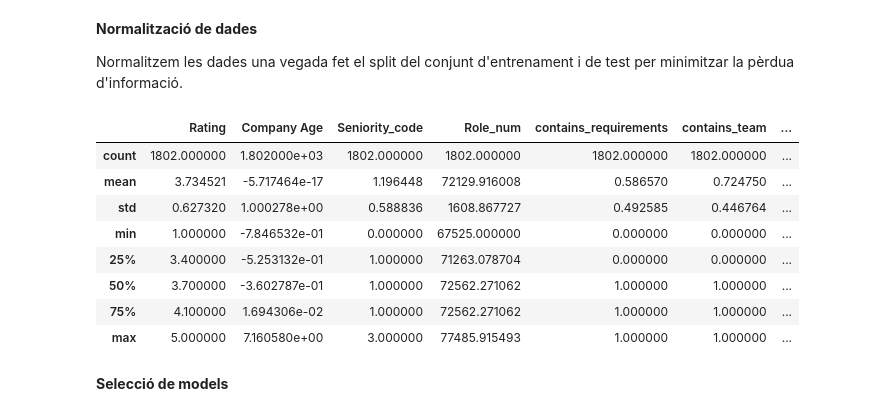
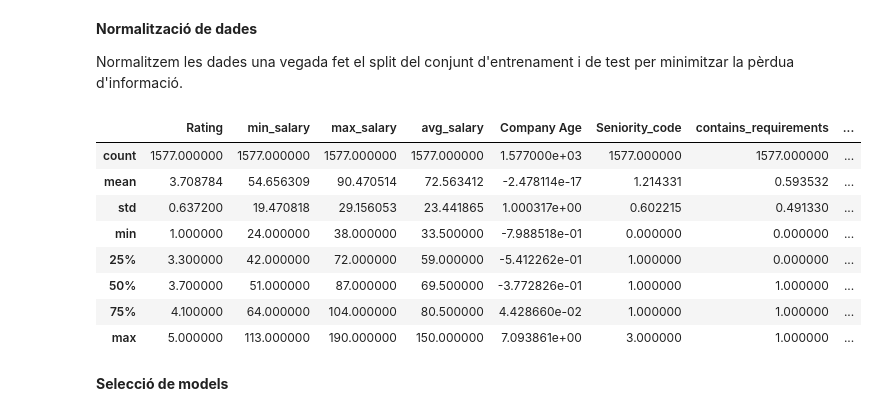
Before and after one commit to sarachillon/casKaggle, a Jupyter notebook: Modelitzacio.ipynb, the cells around one changed output. Cells and saved outputs as stored; diff of their text form; code cells hidden in the pictures.

```diff
--- a/Modelitzacio.ipynb
+++ b/Modelitzacio.ipynb
@@ -104,5 +99,6 @@ R²  : 0.0878
 # %% [markdown]
 Primer cal dividir les dades en conjunt d’entrenament i test (tipus 80%-20% o 70%-30%):
 # %%
-X_train, X_test, y_train, y_test = train_test_split(X, y, test_size=0.2, random_state=42)
+X_train_lower, X_test_lower, y_train_lower, y_test_lower = \
+    train_test_split(final_model,final_model['min_salary'].values,test_size=0.3, random_state=0)
 # %%
@@ -131,23 +113,23 @@ Normalitzem les dades una vegada fet el split del conjunt d'entrenament i de tes
 # %%
 # Definir les columnes numèriques contínues a normalitzar
 num_cols = ['Company Age',
             'Company Offers', 'num_competitors']
 
 scaler = StandardScaler()
-X_train[num_cols] = scaler.fit_transform(X_train[num_cols])
+X_train_lower[num_cols] = scaler.fit_transform(X_train_lower[num_cols])
 
 # Comprovació
-X_train.describe()
+X_train_lower.describe()
 # %% [output]
-|  | Rating | Company Age | Seniority_code | Role_num | contains_requirements | contains_team | ... |
-| count | 1802.000000 | 1.802000e+03 | 1802.000000 | 1802.000000 | 1802.000000 | 1802.000000 | ... |
-| mean | 3.734521 | -5.717464e-17 | 1.196448 | 72129.916008 | 0.586570 | 0.724750 | ... |
-| std | 0.627320 | 1.000278e+00 | 0.588836 | 1608.867727 | 0.492585 | 0.446764 | ... |
-| min | 1.000000 | -7.846532e-01 | 0.000000 | 67525.000000 | 0.000000 | 0.000000 | ... |
-| 25% | 3.400000 | -5.253132e-01 | 1.000000 | 71263.078704 | 0.000000 | 0.000000 | ... |
-| 50% | 3.700000 | -3.602787e-01 | 1.000000 | 72562.271062 | 1.000000 | 1.000000 | ... |
-| 75% | 4.100000 | 1.694306e-02 | 1.000000 | 72562.271062 | 1.000000 | 1.000000 | ... |
-| max | 5.000000 | 7.160580e+00 | 3.000000 | 77485.915493 | 1.000000 | 1.000000 | ... |
+|  | Rating | min_salary | max_salary | avg_salary | Company Age | Seniority_code | contains_requirements | ... |
+| count | 1577.000000 | 1577.000000 | 1577.000000 | 1577.000000 | 1.577000e+03 | 1577.000000 | 1577.000000 | ... |
+| mean | 3.708784 | 54.656309 | 90.470514 | 72.563412 | -2.478114e-17 | 1.214331 | 0.593532 | ... |
+| std | 0.637200 | 19.470818 | 29.156053 | 23.441865 | 1.000317e+00 | 0.602215 | 0.491330 | ... |
+| min | 1.000000 | 24.000000 | 38.000000 | 33.500000 | -7.988518e-01 | 0.000000 | 0.000000 | ... |
+| 25% | 3.300000 | 42.000000 | 72.000000 | 59.000000 | -5.412262e-01 | 1.000000 | 0.000000 | ... |
+| 50% | 3.700000 | 51.000000 | 87.000000 | 69.500000 | -3.772826e-01 | 1.000000 | 1.000000 | ... |
+| 75% | 4.100000 | 64.000000 | 104.000000 | 80.500000 | 4.428660e-02 | 1.000000 | 1.000000 | ... |
+| max | 5.000000 | 113.000000 | 190.000000 | 150.000000 | 7.093861e+00 | 3.000000 | 1.000000 | ... |
 # %% [markdown]
 **Selecció de models**
 # %%
```
Also changed, not shown: parts of 33 cells of this notebook, 2 other files.
